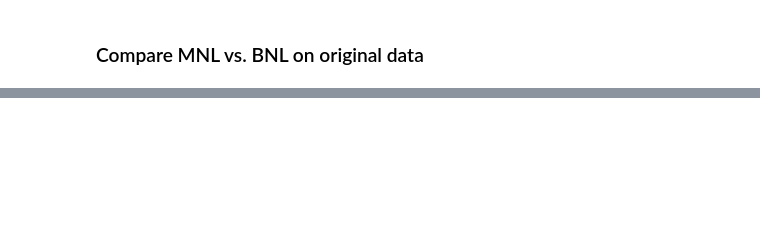
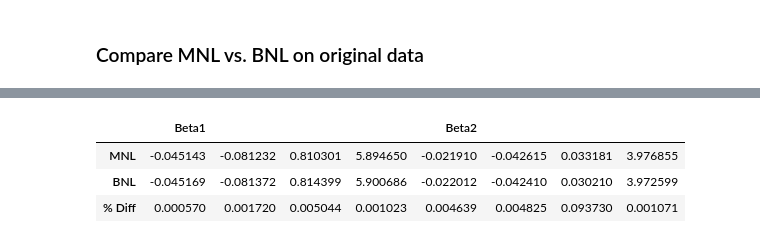
Before and after one commit to imkevinkuo/begg-gray-estimation, a Jupyter notebook: Begg Gray Estimation.ipynb, the cells around one changed output, grey strips where cells are left out. Drawn from its saved outputs; the diff is of its cells as text; code cells hidden in the pictures; blank space fills up the shorter version.

```diff
--- a/Begg Gray Estimation.ipynb
+++ b/Begg Gray Estimation.ipynb
@@ -453,0 +232,7 @@ Absolute Coef Diff Sum: 0.009618840805404361
+# %%
+def downsample(X, Y, ratio, k):
+    """ k: target class to downsample """
+    np.random.seed(SEED)
+    idx_k = np.where(Y == k)[0]
+    del_inds = np.random.choice(idx_k,  int((1-ratio)*len(idx_k)), replace=False)
+    return np.delete(X, del_inds, axis=0), np.delete(Y, del_inds, axis=0)
@@ -453,0 +247,8 @@ Absolute Coef Diff Sum: 0.009618840805404361
+# %%
+def switch23(Y):
+    Y_new = np.copy(Y)
+    inds2 = np.where(Y_new == 2)[0]
+    inds3 = np.where(Y_new == 3)[0]
+    Y_new[inds2] = 3
+    Y_new[inds3] = 2
+    return Y_new
@@ -453,0 +259,62 @@ Absolute Coef Diff Sum: 0.009618840805404361
+# %%
+# sizes = [200, 2000, 20000, 200000, 2000000]
+N = 100000
+print("Original")
+X_base, Y_base = simulate(X, P, [1, 2, 3], N)
+model_base = fit_models(X_base, Y_base)[1:]
+coefficient_cmp(*model_base)
+print("----")
+
+print("Downsample 10% of class 1")
+X_ds1, Y_ds1 = downsample(X_base, Y_base, 0.10, 1)
+model_ds1 = fit_models(X_ds1, Y_ds1)[1:]
+coefficient_cmp(*model_ds1)
+print("----")
+
+print("Downsample 10% of class 3")
+X_ds3, Y_ds3 = downsample(X_base, Y_base, 0.10, 3)
+model_ds3 = fit_models(X_ds3, Y_ds3)[1:]
+coefficient_cmp(*model_ds3)
+print("----")
+
+print("Rotate 40% class 1")
+Y_rot = rotate(Y_base, 0.4)
+model_rot = fit_models(X_base, Y_rot)[1:]
+coefficient_cmp(*model_rot)
+print("----")
+
+print("Rotate -> downsample 10% of class 1")
+X_rot_ds1, Y_rot_ds1 = downsample(X_base, Y_rot, 0.10, 1)
+model_rot_ds1 = fit_models(X_rot_ds1, Y_rot_ds1)[1:]
+coefficient_cmp(*model_rot_ds1)
+print("----")
+
+print("Rotate -> downsample 10% of class 3")
+X_rot_ds3, Y_rot_ds3 = downsample(X_base, Y_rot, 0.10, 3)
+model_rot_ds3 = fit_models(X_rot_ds3, Y_rot_ds3)[1:]
+coefficient_cmp(*model_rot_ds3)
+print("----")
+
+print("Rotate -> downsample -> Use 2 as base")
+Y_rot_ds3_b2 = switch23(Y_rot_ds3)
+model_rot_ds3_b2 = fit_models(X_rot_ds3, Y_rot_ds3_b2)[1:]
+coefficient_cmp(*model_rot_ds3_b2)
+print("----")
+
+print("Aggregate Stats")
+
+print("Original")
+aggregate_stats(*model_base, X_base, Y_base)
+print("Downsample 10% of class 1")
+aggregate_stats(*model_ds1, X_ds1, Y_ds1)
+print("Downsample 10% of class 3")
+aggregate_stats(*model_ds3, X_ds3, Y_ds3)
+print("Rotate only: 40% class 1")
+aggregate_stats(*model_rot, X_base, Y_rot)
+print("Rotate -> downsample 10% of class 1")
+aggregate_stats(*model_rot_ds1, X_rot_ds1, Y_rot_ds1)
+print("Rotate -> downsample 10% of class 3")
+aggregate_stats(*model_rot_ds3, X_rot_ds3, Y_rot_ds3)
+print("Rotate -> downsample -> Use 2 as base")
+aggregate_stats(*model_rot_ds3_b2, X_rot_ds3, Y_rot_ds3_b2)
+# %% [output]
@@ -453,0 +322,4 @@ Absolute Coef Diff Sum: 0.009618840805404361
+|  | Beta1 |  |  |  | Beta2 |  |  |  |
+| MNL | -0.045143 | -0.081232 | 0.810301 | 5.894650 | -0.021910 | -0.042615 | 0.033181 | 3.976855 |
+| BNL | -0.045169 | -0.081372 | 0.814399 | 5.900686 | -0.022012 | -0.042410 | 0.030210 | 3.972599 |
+| % Diff | 0.000570 | 0.001720 | 0.005044 | 0.001023 | 0.004639 | 0.004825 | 0.093730 | 0.001071 |
```
Also changed, not shown: parts of 23 cells of this notebook.
